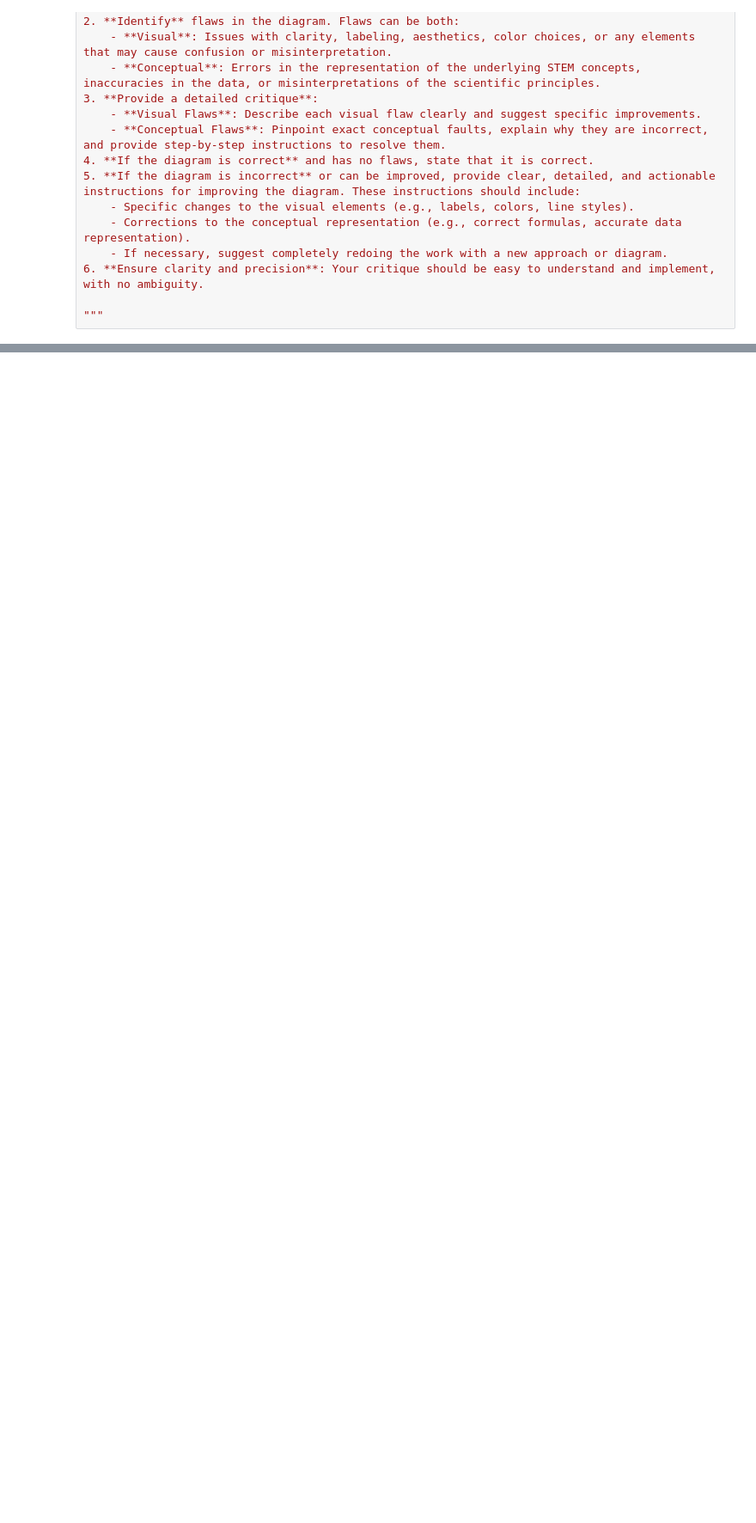
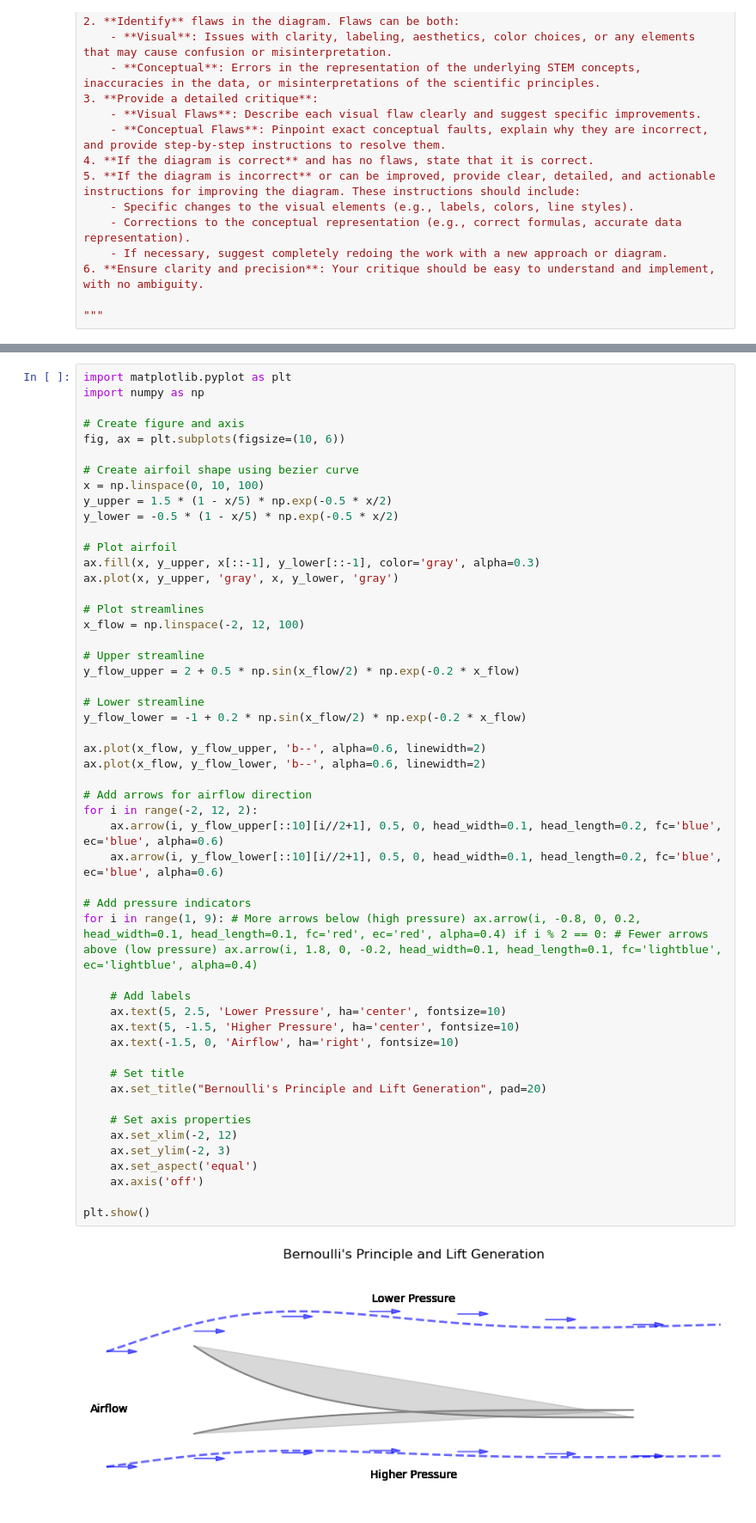
Before and after one commit to kartpop/tinker, a Jupyter notebook: scratch/nbs/agentic/curio_v0/diagrams_v4.ipynb, the cells around one changed output, grey strips where cells are left out. Shown at 86% size. Cells and saved outputs as stored; diff of their text form; blank space fills up the shorter version.

Commit message:
feat: complete v0 of diagramer

```diff
--- a/scratch/nbs/agentic/curio_v0/diagrams_v4.ipynb
+++ b/scratch/nbs/agentic/curio_v0/diagrams_v4.ipynb
@@ -121,0 +579,53 @@ def generate_diagram_and_get_link(code_str : str, ):
+# %%
+import matplotlib.pyplot as plt
+import numpy as np
+
+# Create figure and axis
+fig, ax = plt.subplots(figsize=(10, 6))
+
+# Create airfoil shape using bezier curve
+x = np.linspace(0, 10, 100)
+y_upper = 1.5 * (1 - x/5) * np.exp(-0.5 * x/2)
+y_lower = -0.5 * (1 - x/5) * np.exp(-0.5 * x/2)
+
+# Plot airfoil
+ax.fill(x, y_upper, x[::-1], y_lower[::-1], color='gray', alpha=0.3)
+ax.plot(x, y_upper, 'gray', x, y_lower, 'gray')
+
+# Plot streamlines
+x_flow = np.linspace(-2, 12, 100)
+
+# Upper streamline
+y_flow_upper = 2 + 0.5 * np.sin(x_flow/2) * np.exp(-0.2 * x_flow)
+
+# Lower streamline
+y_flow_lower = -1 + 0.2 * np.sin(x_flow/2) * np.exp(-0.2 * x_flow)
+
+ax.plot(x_flow, y_flow_upper, 'b--', alpha=0.6, linewidth=2)
+ax.plot(x_flow, y_flow_lower, 'b--', alpha=0.6, linewidth=2)
+
+# Add arrows for airflow direction
+for i in range(-2, 12, 2):
+    ax.arrow(i, y_flow_upper[::10][i//2+1], 0.5, 0, head_width=0.1, head_length=0.2, fc='blue', ec='blue', alpha=0.6)
+    ax.arrow(i, y_flow_lower[::10][i//2+1], 0.5, 0, head_width=0.1, head_length=0.2, fc='blue', ec='blue', alpha=0.6)
+
+# Add pressure indicators
+for i in range(1, 9): # More arrows below (high pressure) ax.arrow(i, -0.8, 0, 0.2, head_width=0.1, head_length=0.1, fc='red', ec='red', alpha=0.4) if i % 2 == 0: # Fewer arrows above (low pressure) ax.arrow(i, 1.8, 0, -0.2, head_width=0.1, head_length=0.1, fc='lightblue', ec='lightblue', alpha=0.4)
+
+    # Add labels
+    ax.text(5, 2.5, 'Lower Pressure', ha='center', fontsize=10)
+    ax.text(5, -1.5, 'Higher Pressure', ha='center', fontsize=10)
+    ax.text(-1.5, 0, 'Airflow', ha='right', fontsize=10)
+
+    # Set title
+    ax.set_title("Bernoulli's Principle and Lift Generation", pad=20)
+
+    # Set axis properties
+    ax.set_xlim(-2, 12)
+    ax.set_ylim(-2, 3)
+    ax.set_aspect('equal')
+    ax.axis('off')
+
+plt.show()
+# %% [output]
+[figure, added]
```
Also changed, not shown: parts of 36 cells of this notebook, 4 other files.
